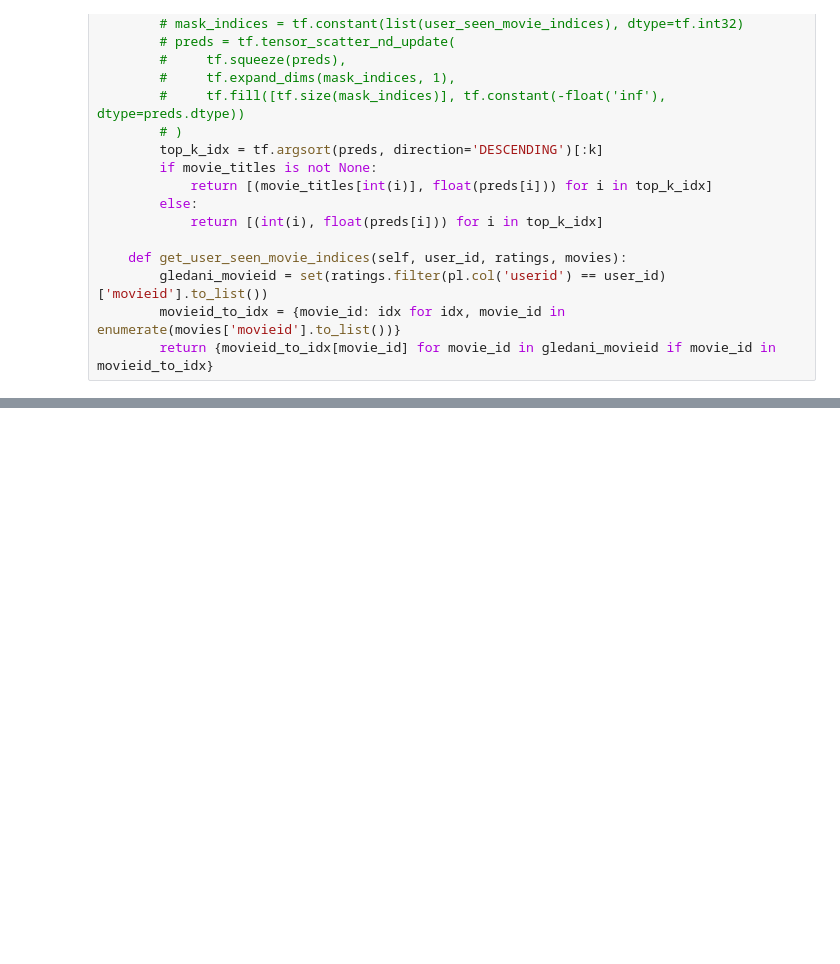
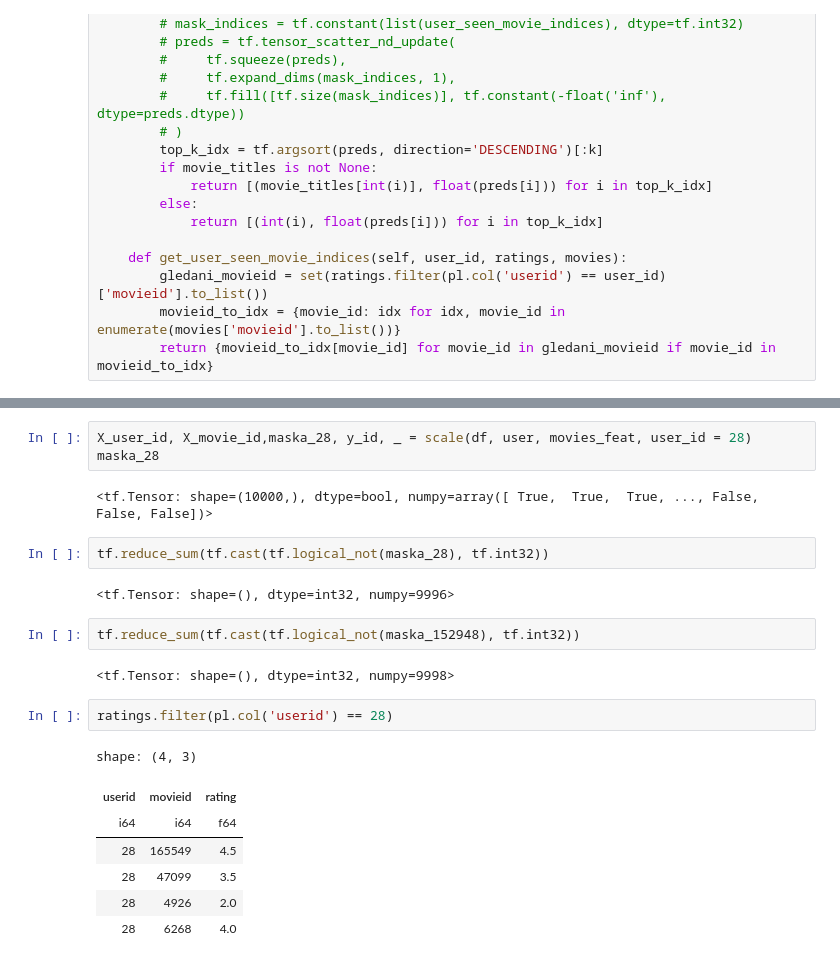
Before and after one commit to BogdanSliskovic/ML, a Jupyter notebook: film/proba123.ipynb, the cells around one changed output, grey strips where cells are left out. Drawn from its saved outputs; the diff is of its cells as text; blank space fills up the shorter version.

```diff
--- a/film/proba123.ipynb
+++ b/film/proba123.ipynb
@@ -466,0 +651,23 @@ array([[[ True,  True,  True,  True,  True,  True,  True,  True,  True,
+# %%
+X_user_id, X_movie_id,maska_28, y_id, _ = scale(df, user, movies_feat, user_id = 28)
+maska_28
+# %% [output]
+<tf.Tensor: shape=(10000,), dtype=bool, numpy=array([ True,  True,  True, ..., False, False, False])>
+# %%
+tf.reduce_sum(tf.cast(tf.logical_not(maska_28), tf.int32))
+# %% [output]
+<tf.Tensor: shape=(), dtype=int32, numpy=9996>
+# %%
+tf.reduce_sum(tf.cast(tf.logical_not(maska_152948), tf.int32))
+# %% [output]
+<tf.Tensor: shape=(), dtype=int32, numpy=9998>
+# %%
+ratings.filter(pl.col('userid') == 28)
+# %% [output]
+shape: (4, 3)
+| userid | movieid | rating |
+| i64 | i64 | f64 |
+| 28 | 165549 | 4.5 |
+| 28 | 47099 | 3.5 |
+| 28 | 4926 | 2.0 |
+| 28 | 6268 | 4.0 |
```
Also changed, not shown: parts of 82 cells of this notebook.
